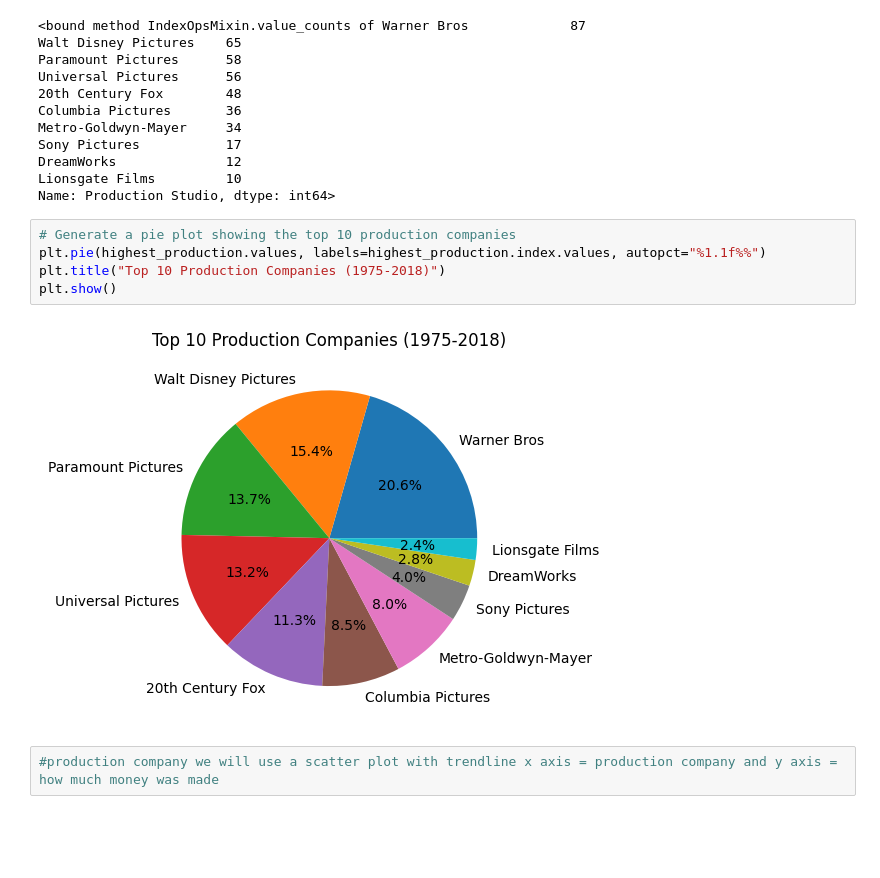
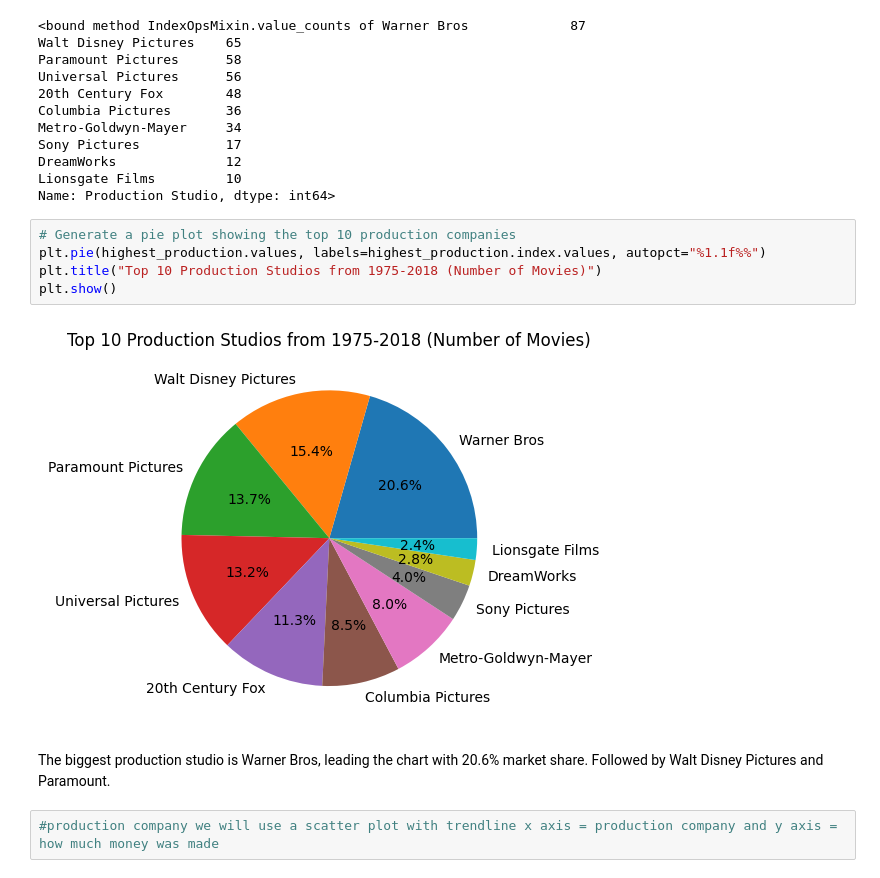
Before and after one commit to vmueller13/Worldwide-Earnings-of-Top-Movies-1975-2018, a Jupyter notebook: Movie_project_py.ipynb, the cells around one changed output. Cells and saved outputs as stored; diff of their text form; blank space fills up the shorter version.

Commit message:
Updating Movie_py with markdown

```diff
--- a/Movie_project_py.ipynb
+++ b/Movie_project_py.ipynb
@@ -242,10 +242,12 @@ Name: Production Studio, dtype: int64>
 # %%
 # Generate a pie plot showing the top 10 production companies
 plt.pie(highest_production.values, labels=highest_production.index.values, autopct="%1.1f%%")
-plt.title("Top 10 Production Companies (1975-2018)")
+plt.title("Top 10 Production Studios from 1975-2018 (Number of Movies)")
 plt.show()
 # %% [output]
-[figure, old version]
+[figure, new version]
+# %% [markdown]
+The biggest production studio is Warner Bros, leading the chart with 20.6% market share. Followed by Walt Disney Pictures and Paramount.
 # %%
 #production company we will use a scatter plot with trendline x axis = production company and y axis = how much money was made
 # %%
```
Also changed, not shown: parts of 11 cells of this notebook.
